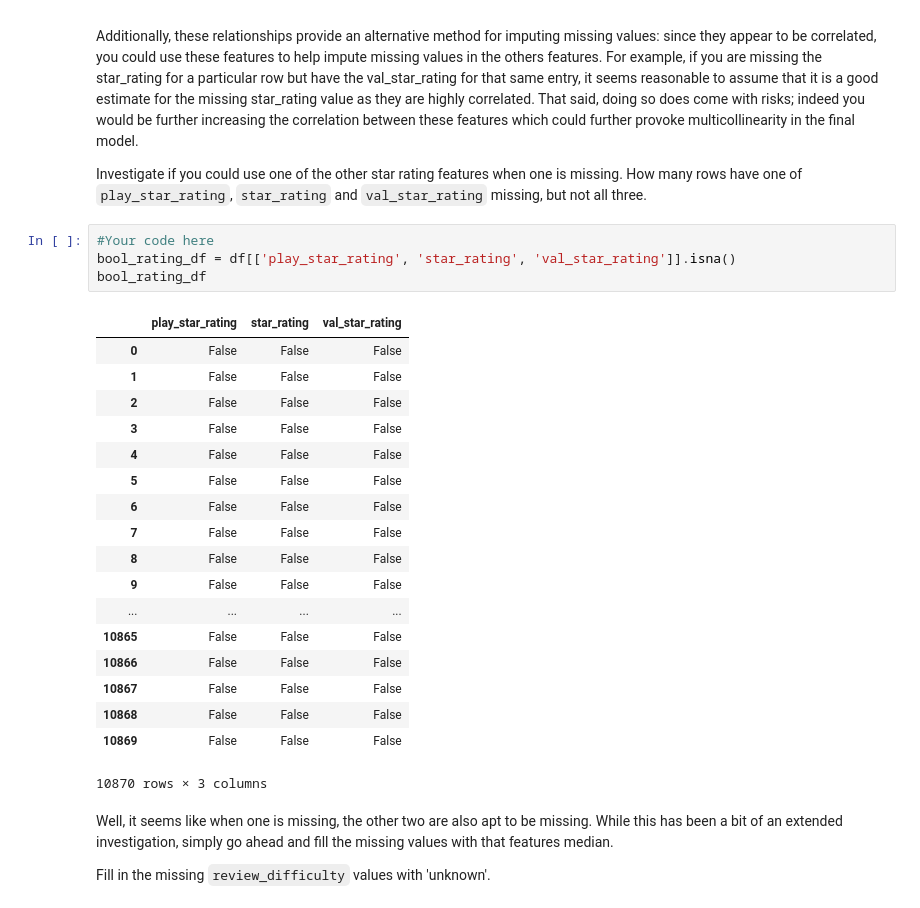
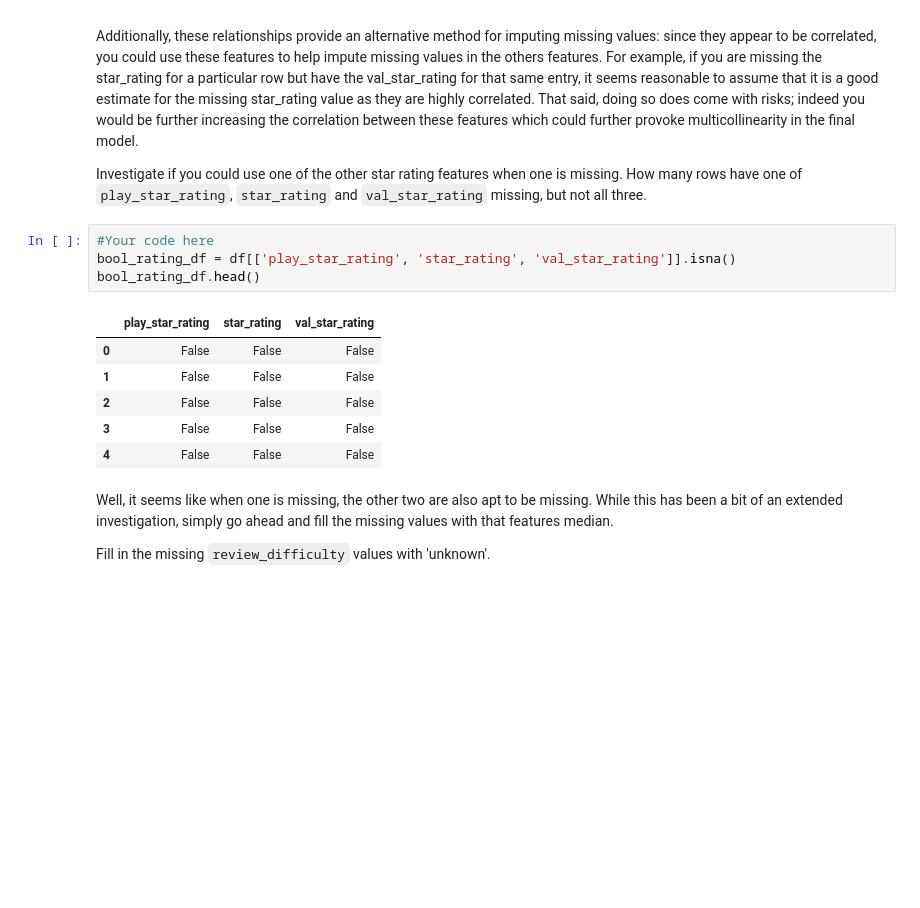
Before and after one commit to fleralle/dsc-scrubbing-and-cleaning-data-lab-houston-ds-042219, a Jupyter notebook: index.ipynb, the cells around one changed output. Cells and saved outputs as stored; diff of their text form; blank space fills up the shorter version.

```diff
--- a/index.ipynb
+++ b/index.ipynb
@@ -230,26 +230,14 @@ Investigate if you could use one of the other star rating features when one is m
 # %%
 #Your code here
 bool_rating_df = df[['play_star_rating', 'star_rating', 'val_star_rating']].isna()
-bool_rating_df
+bool_rating_df.head()
 # %% [output]
 |  | play_star_rating | star_rating | val_star_rating |
 | 0 | False | False | False |
 | 1 | False | False | False |
 | 2 | False | False | False |
 | 3 | False | False | False |
 | 4 | False | False | False |
-| 5 | False | False | False |
-| 6 | False | False | False |
-| 7 | False | False | False |
-| 8 | False | False | False |
-| 9 | False | False | False |
-| ... | ... | ... | ... |
-| 10865 | False | False | False |
-| 10866 | False | False | False |
-| 10867 | False | False | False |
-| 10868 | False | False | False |
-| 10869 | False | False | False |
-10870 rows × 3 columns
 # %% [markdown]
 Well, it seems like when one is missing, the other two are also apt to be missing. While this has been a bit of an extended investigation, simply go ahead and fill the missing values with that features median.
 
```
